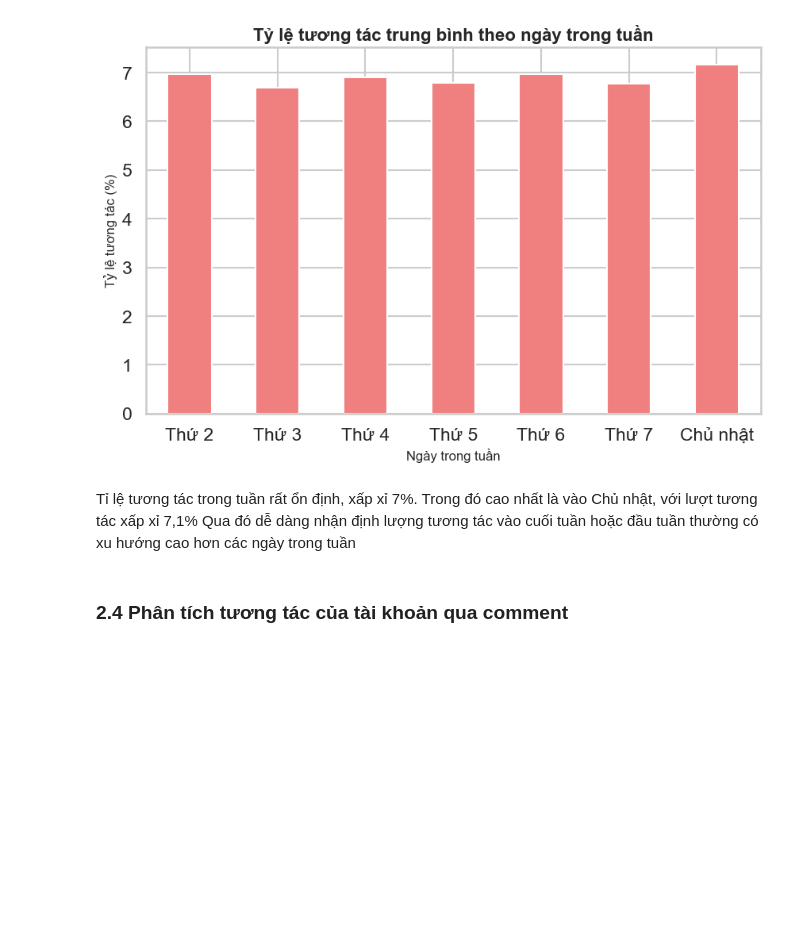
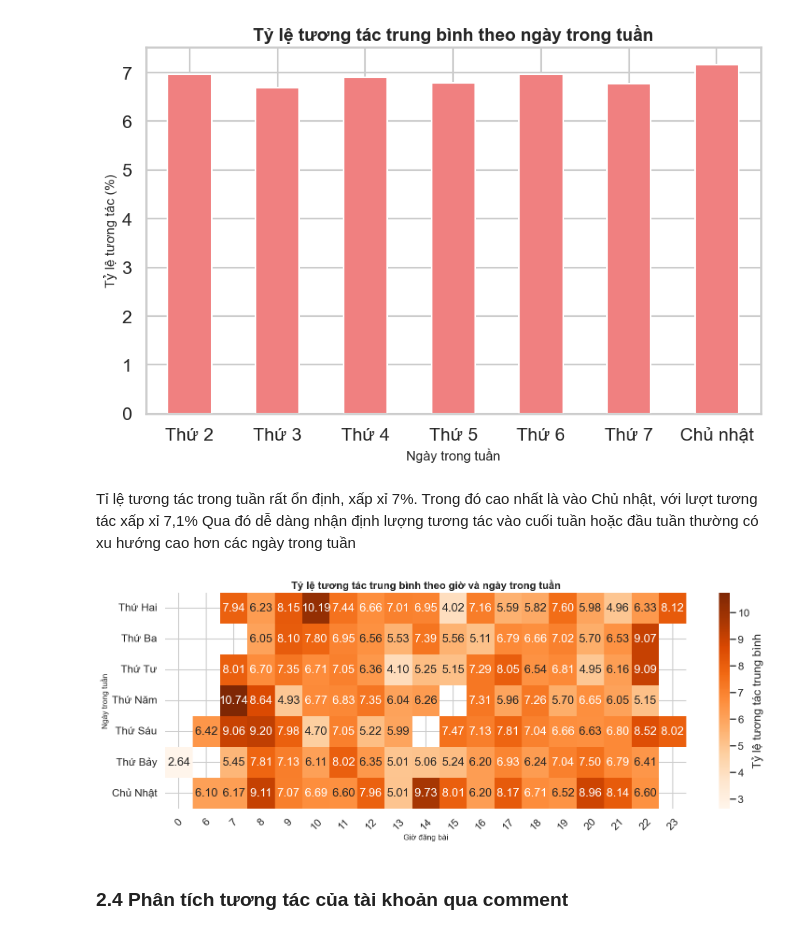
Before and after one commit to dattotien/Tiktok_profile, a Jupyter notebook: BTL.ipynb, the cells around one changed output. Drawn from its saved outputs; the diff is of its cells as text; code cells hidden in the pictures; blank space fills up the shorter version.

```diff
--- a/BTL.ipynb
+++ b/BTL.ipynb
@@ -1289,7 +1289,7 @@ plt.show()
 # %% [markdown]
 ### 2.3 So sánh tỉ lệ tương tác của các ngày trong tuần
 # %%
-reaction_by_week = read_df[['collectCount', 'commentCount', 'diggCount', 'shareCount', 'playCount', 'createTimeISO']].copy()
+reaction_by_week = read_df[['collectCount', 'commentCount', 'diggCount', 'shareCount', 'playCount', 'createTimeISO', 'hour']].copy()
 reaction_by_week['rate of reaction'] = (reaction_by_week['diggCount'] + reaction_by_week['shareCount'] + reaction_by_week['commentCount'])/(reaction_by_week['playCount'])*100
 reaction_by_week['day of week'] = reaction_by_week['createTimeISO'].dt.day_of_week
 # %%
@@ -1325,6 +1325,25 @@ plt.show()
 # %% [markdown]
 Tỉ lệ tương tác trong tuần rất ổn định, xấp xỉ 7%. Trong đó cao nhất là vào Chủ nhật, với lượt tương tác xấp xỉ 7,1%
 Qua đó dễ dàng nhận định lượng tương tác vào cuối tuần hoặc đầu tuần thường có xu hướng cao hơn các ngày trong tuần
+# %%
+heatmap_data = reaction_by_week.groupby(['day of week', 'hour'])['rate of reaction'].mean().unstack()
+new_labels = ["Thứ Hai", "Thứ Ba", "Thứ Tư", "Thứ Năm", "Thứ Sáu", "Thứ Bảy", "Chủ Nhật"]
+heatmap_data.index = new_labels
+plt.figure(figsize=(18, 6))
+sns.heatmap(
+    heatmap_data,
+    annot=True,
+    fmt=".2f",
+    cmap="Oranges" ,
+    cbar_kws={'label': 'Tỷ lệ tương tác trung bình'}
+)
+plt.title("Tỷ lệ tương tác trung bình theo giờ và ngày trong tuần", fontsize=16, fontweight='bold')
+plt.xlabel("Giờ đăng bài", fontsize=12)
+plt.ylabel("Ngày trong tuần", fontsize=12)
+plt.xticks(rotation=45)
+plt.show()
+# %% [output]
+[figure, added]
 # %% [markdown]
 ### 2.4 Phân tích tương tác của tài khoản qua comment
 # %%
```
Also changed, not shown: parts of 9 cells of this notebook.
